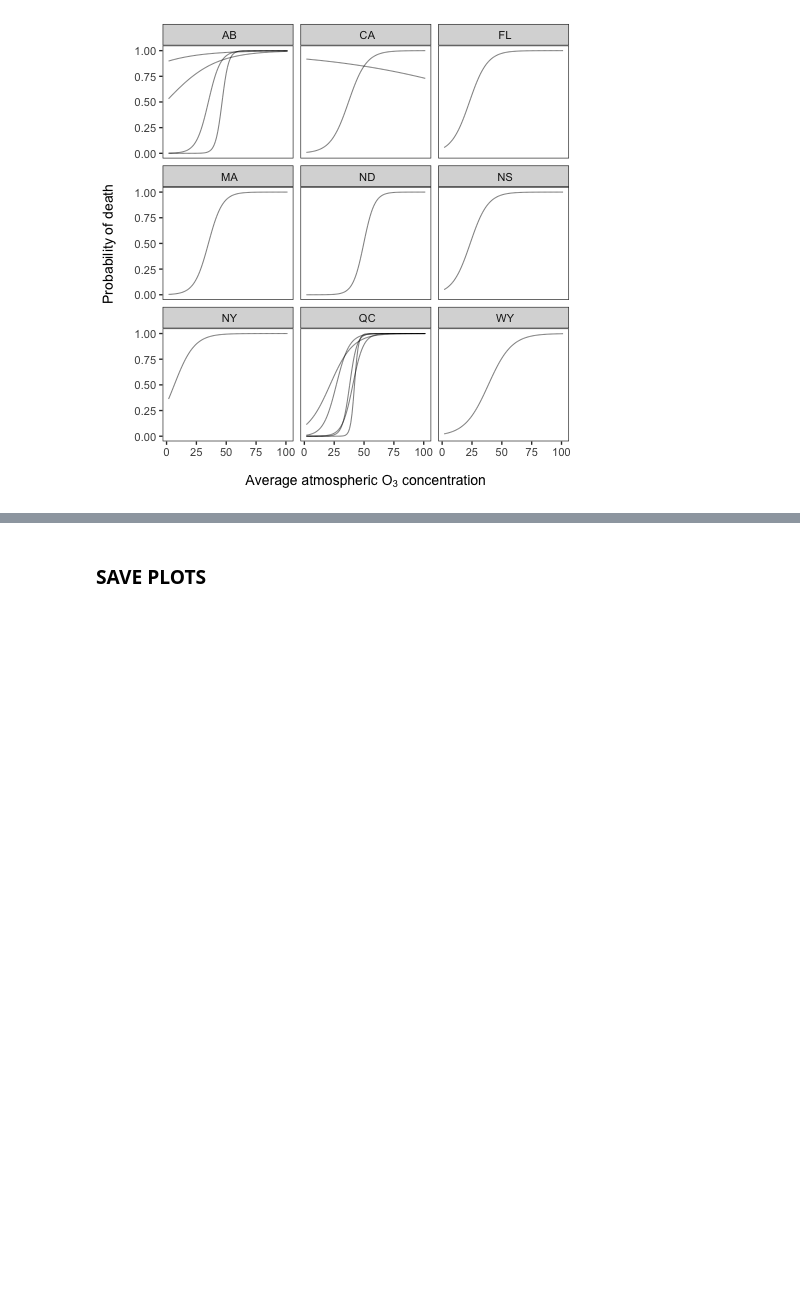
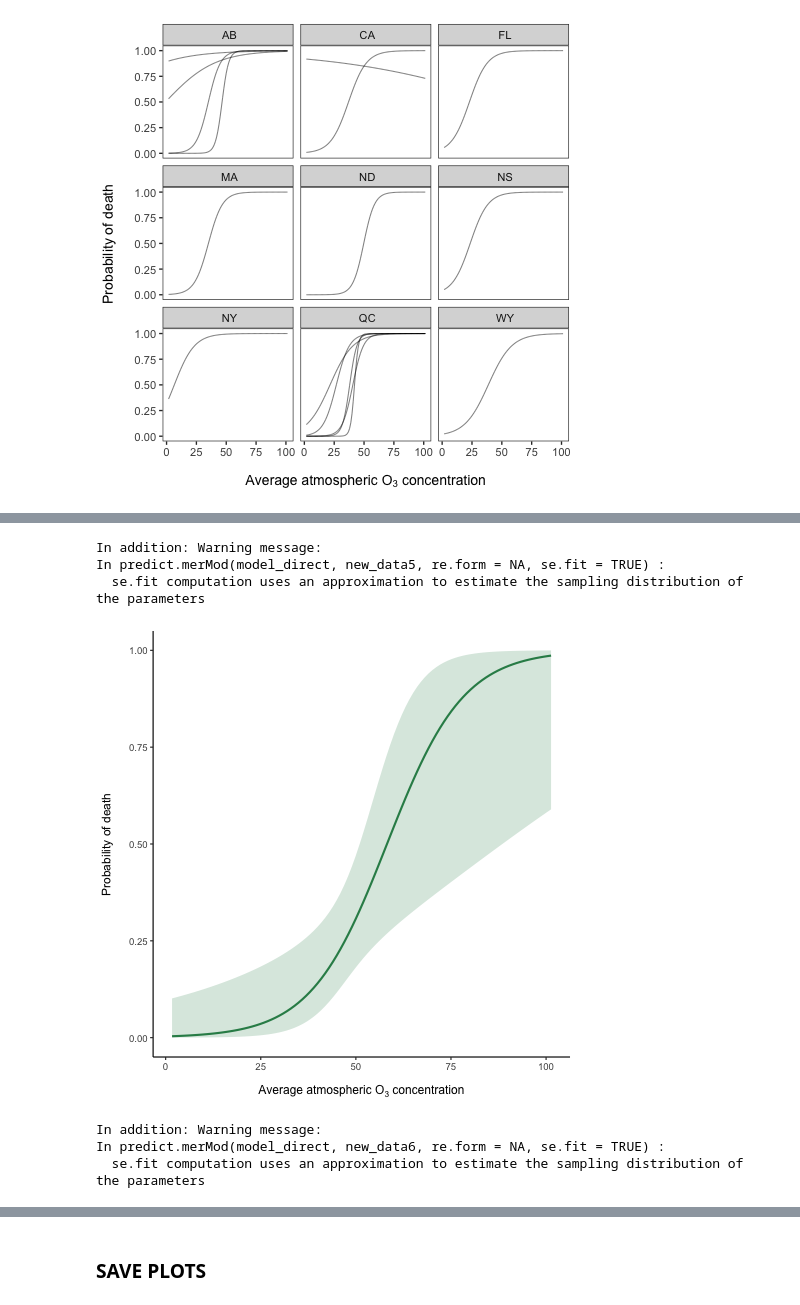
Before and after one commit to Nectar-Technologies/ledge-nectar, a Jupyter notebook: aqi/notebooks/04_plot_GLMM.ipynb, the cells around one changed output, grey strips where cells are left out. Cells and saved outputs as stored; diff of their text form; code cells hidden in the pictures; blank space fills up the shorter version.

```diff
--- a/aqi/notebooks/04_plot_GLMM.ipynb
+++ b/aqi/notebooks/04_plot_GLMM.ipynb
@@ -555,0 +665,80 @@ p5
+# %%
+%%R
+# New data for predictions
+new_data5 <- data.frame(
+    o3_average = seq(
+        min(filtered_data$o3_average),
+        max(filtered_data$o3_average),
+        length.out = 100
+    ),
+    ndvi_average = mean(filtered_data$ndvi_average),
+    wspd_average = mean(filtered_data$wspd_average)
+)
+
+# Predictions
+preds <- predict(
+    model_direct,
+    new_data5,
+    re.form = NA,
+    se.fit = TRUE
+)
+
+new_data5$fit <- preds$fit
+new_data5$se <- preds$se.fit
+new_data5$ci_lower <- new_data5$fit - 1.96 * new_data5$se
+new_data5$ci_upper <- new_data5$fit + 1.96 * new_data5$se
+# %% [output]
+In addition: Warning message:
+In predict.merMod(model_direct, new_data5, re.form = NA, se.fit = TRUE) :
+  se.fit computation uses an approximation to estimate the sampling distribution of the parameters
+# %%
+%%R
+p8 <- ggplot(new_data5, aes(x = o3_average, y = plogis(fit))) +
+        geom_line(color = "seagreen", linewidth = 1) +
+        geom_ribbon(
+           aes(ymin = plogis(ci_lower), ymax = plogis(ci_upper)),
+           alpha = 0.2,
+           fill = "seagreen"
+        ) +
+        scale_y_continuous(breaks = seq(0,1,0.25), limits = c(0,1)) +
+        labs(
+           x = expression("Average atmospheric O"[3] * " concentration"),
+           y = "Probability of death\n"
+        ) +
+        theme_classic(base_size = 12) +
+        theme(
+         panel.grid = element_blank(),
+         axis.title.x = element_text(margin = margin(t = 14))
+        )
+p8
+# %% [output]
+[figure, added]
+# %%
+%%R
+# New data for predictions
+new_data6 <- data.frame(
+    ndvi_average = seq(
+        min(filtered_data$ndvi_average),
+        max(filtered_data$ndvi_average),
+        length.out = 100
+    ),
+    o3_average = mean(filtered_data$o3_average),
+    wspd_average = mean(filtered_data$wspd_average)
+)
+
+# Predictions
+preds <- predict(
+    model_direct,
+    new_data6,
+    re.form = NA,
+    se.fit = TRUE
+)
+
+new_data6$fit <- preds$fit
+new_data6$se <- preds$se.fit
+new_data6$ci_lower <- new_data6$fit - 1.96 * new_data6$se
+new_data6$ci_upper <- new_data6$fit + 1.96 * new_data6$se
+# %% [output]
+In addition: Warning message:
+In predict.merMod(model_direct, new_data6, re.form = NA, se.fit = TRUE) :
+  se.fit computation uses an approximation to estimate the sampling distribution of the parameters
```
Also changed, not shown: parts of 16 cells of this notebook.
